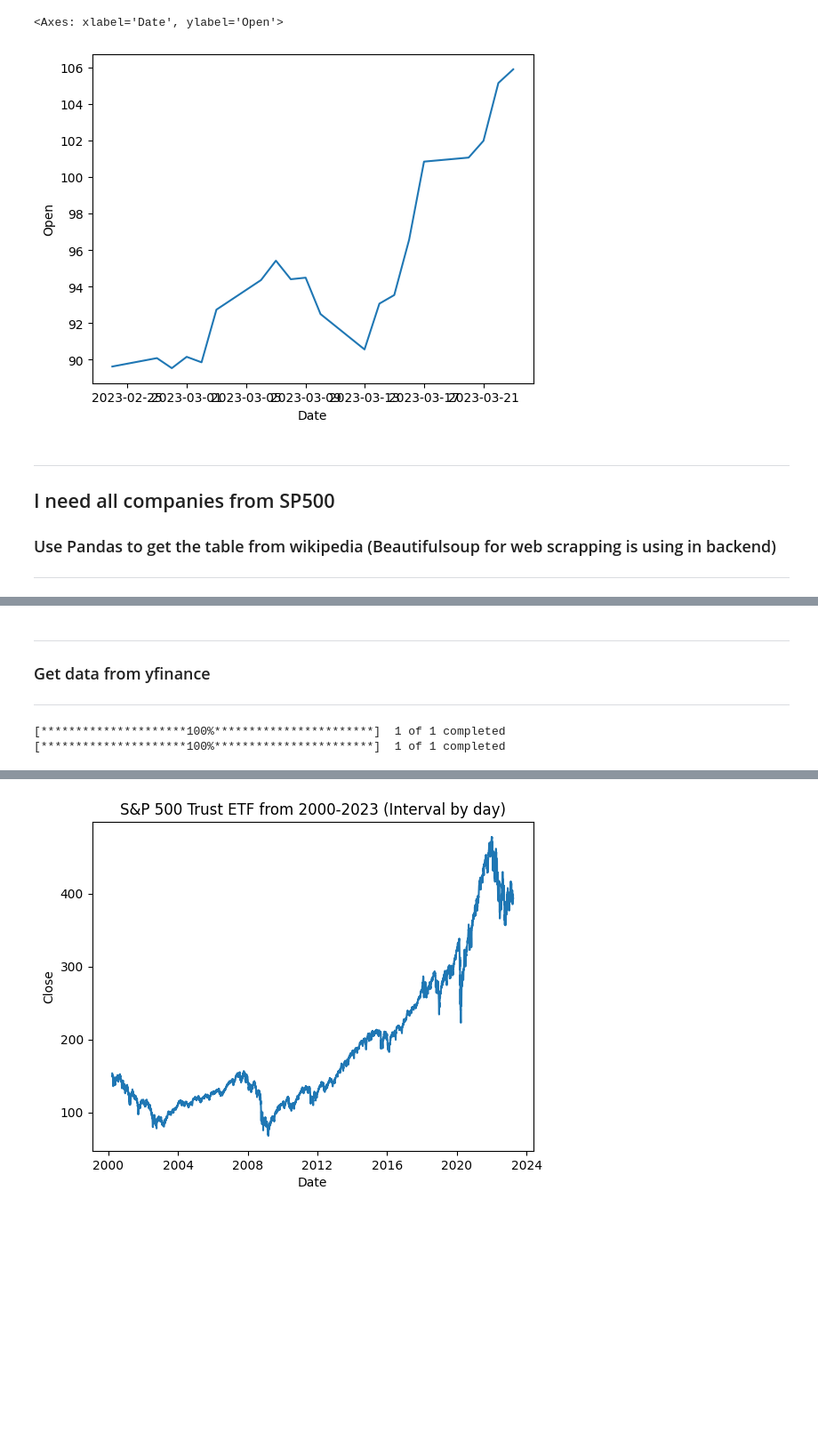
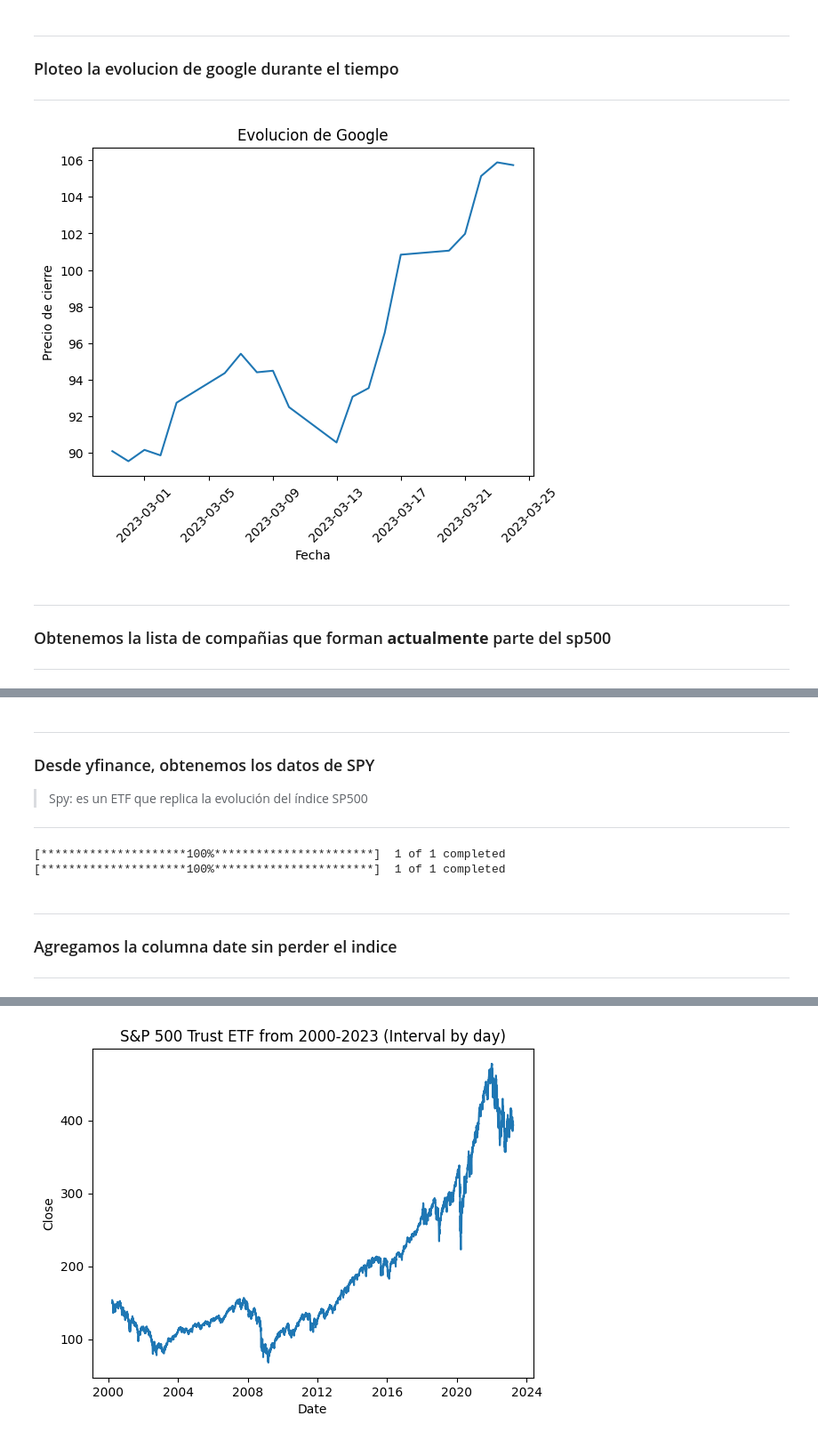
Before and after one commit to PhDNoe/PI_SP500, a Jupyter notebook: EDA/Initial_Eda.ipynb, the cells around one changed output, grey strips where cells are left out. Shown at 89% size. Saved outputs shown, nothing was run; the diff lists cells and outputs as text; code cells hidden in the pictures; blank space fills up the shorter version.

```diff
--- a/EDA/Initial_Eda.ipynb
+++ b/EDA/Initial_Eda.ipynb
@@ -21,17 +66,22 @@ data.tail()
-# %%
-
-
-sns.lineplot(x="Date", y="Open", data=data)
-# %% [output]
-<Axes: xlabel='Date', ylabel='Open'>
-[figure, removed]
-# %% [markdown]
----
-## I need all companies from SP500
-
-### Use Pandas to get the table from wikipedia (Beautifulsoup for web scrapping is using in backend)
-
----
+# %% [markdown]
+---
+### Ploteo la evolucion de google durante el tiempo
+
+---
+# %%
+
+fig, ax = plt.subplots()
+sns.lineplot(x="Date", y="Open", data=data)
+ax.tick_params(axis='x', labelrotation=45)
+ax.set(title="Evolucion de Google", ylabel="Precio de cierre", xlabel='Fecha')
+plt.show()
+# %% [output]
+[figure, added]
+# %% [markdown]
+---
+### Obtenemos la lista de compañias que forman **actualmente** parte del sp500
+
+---
 # %%
 import os
 
@@ -70,9 +120,11 @@ sp500
 | 501 | ZION | Zions Bancorporation | Financials | Regional Banks | Salt Lake City, Utah | 2001-06-22 | 109380 | 1873 |
 | 502 | ZTS | Zoetis | Health Care | Pharmaceuticals | Parsippany, New Jersey | 2013-06-21 | 1555280 | 1952 |
 503 rows × 8 columns
-# %% [markdown]
----
-### Get data from yfinance
-
----
+# %% [markdown]
+---
+### Desde yfinance, obtenemos los datos de SPY
+
+> Spy: es un ETF que replica la evolución del índice SP500
+
+---
 # %%
@@ -86,6 +135,11 @@ sp500_cap_by_month.to_csv('./data/SPY.csv')
 # %% [output]
 [*********************100%***********************]  1 of 1 completed
 [*********************100%***********************]  1 of 1 completed
+# %% [markdown]
+---
+### Agregamos la columna date sin perder el indice
+
+---
 # %%
 sp500_cap_by_day.reset_index(inplace=True)
 sp500_cap_by_day["d"] = sp500_cap_by_day["Date"].copy()
```
Also changed, not shown: parts of 44 cells of this notebook, 1 other file.
